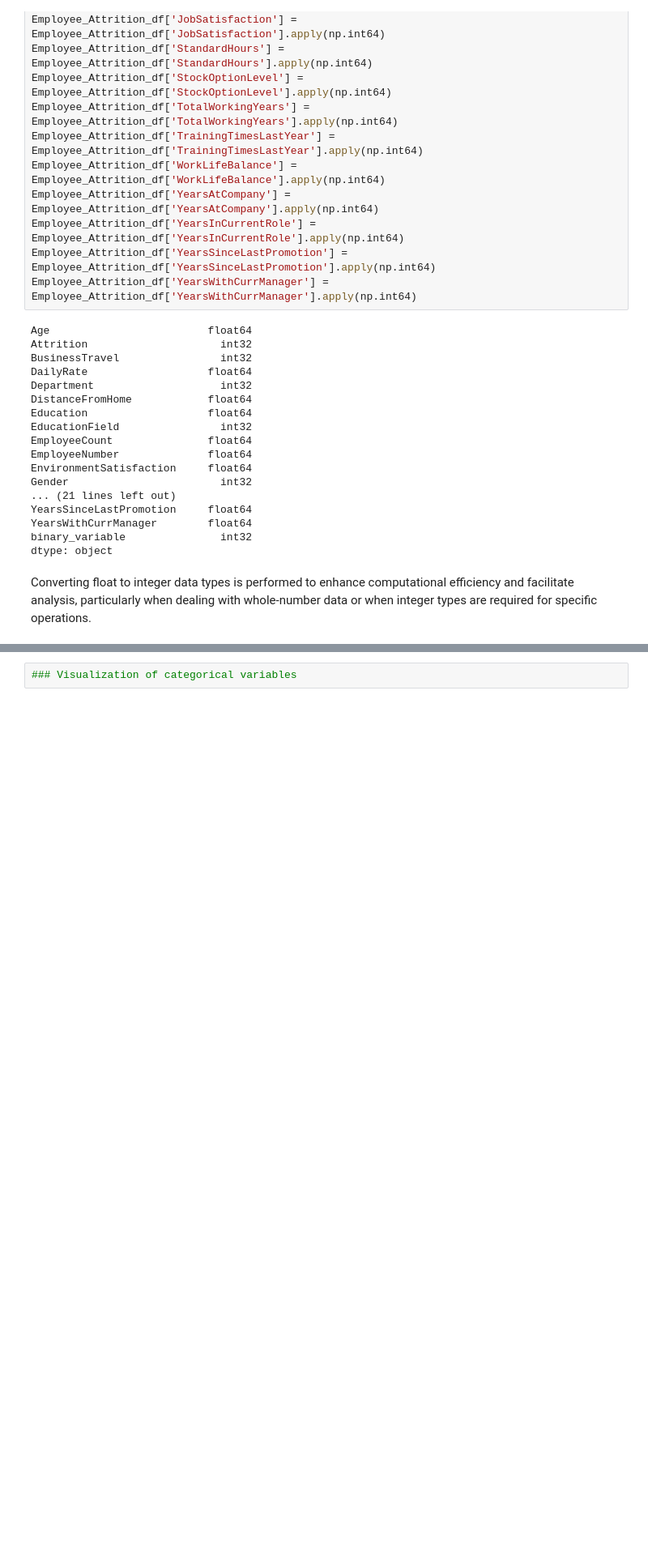
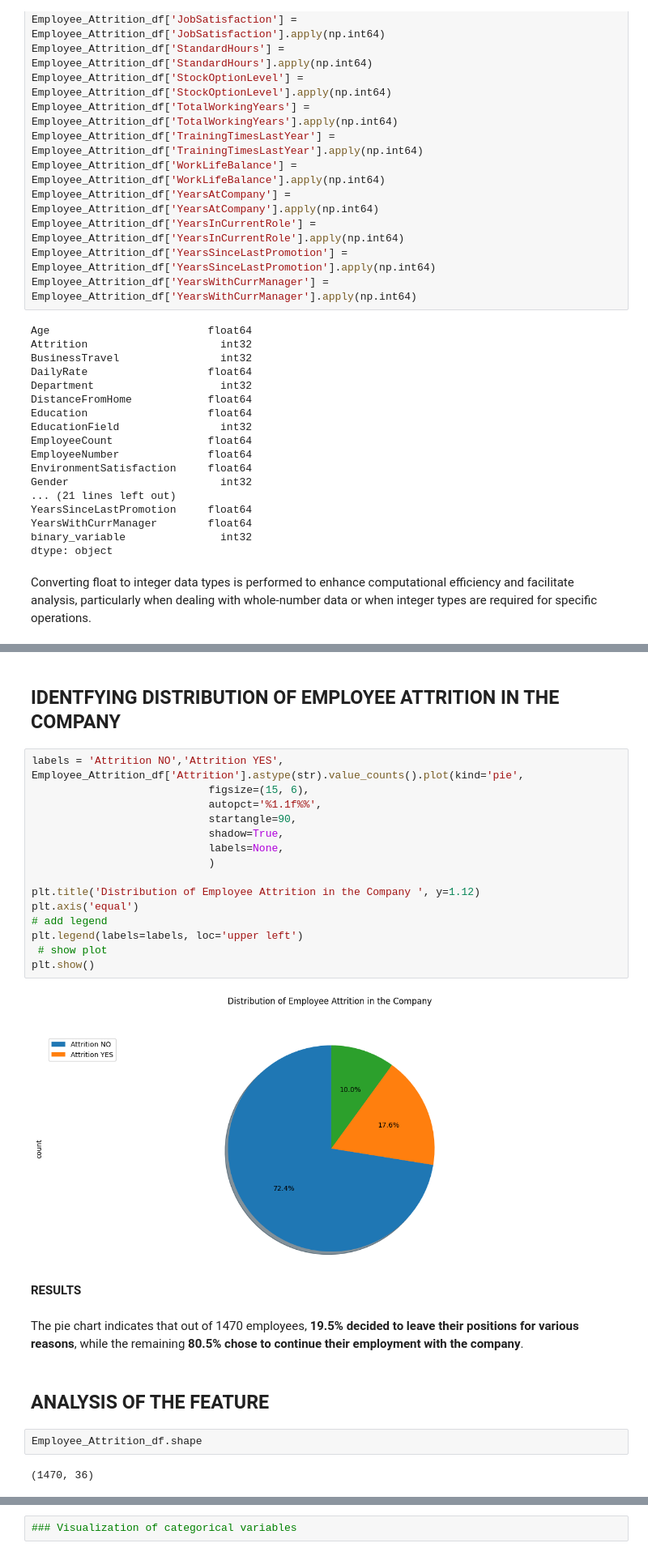
Before and after one commit to sba23416/SBA23416_Data-Preparation-Visualisation_Statistical_Techniques-for-Data-Analytics_Machine-Learning, a Jupyter notebook: HODAN MOHAMED ABDI_SBA23416_Lvl8_CA2.ipynb, the cells around one changed output, grey strips where cells are left out. Shown at 81% size. Saved outputs shown, nothing was run; the diff lists cells and outputs as text; blank space fills up the shorter version.

```diff
--- a/HODAN MOHAMED ABDI_SBA23416_Lvl8_CA2.ipynb
+++ b/HODAN MOHAMED ABDI_SBA23416_Lvl8_CA2.ipynb
@@ -394,0 +421,30 @@ Converting float to integer data types is performed to enhance computational eff
+# %% [markdown]
+<h2> IDENTFYING DISTRIBUTION OF EMPLOYEE ATTRITION IN THE COMPANY</h2>
+# %%
+labels = 'Attrition NO','Attrition YES',
+Employee_Attrition_df['Attrition'].astype(str).value_counts().plot(kind='pie',
+                            figsize=(15, 6),
+                            autopct='%1.1f%%',
+                            startangle=90,
+                            shadow=True,
+                            labels=None,
+                            )
+
+plt.title('Distribution of Employee Attrition in the Company ', y=1.12)
+plt.axis('equal')
+# add legend
+plt.legend(labels=labels, loc='upper left')
+ # show plot
+plt.show()
+# %% [output]
+[figure, added]
+# %% [markdown]
+**RESULTS**
+# %% [markdown]
+The pie chart indicates that out of 1470 employees, **19.5% decided to leave their positions for various reasons**, while the remaining **80.5% chose to continue their employment with the company**.
+# %% [markdown]
+<h2>ANALYSIS OF THE FEATURE</h2>
+# %%
+Employee_Attrition_df.shape
+# %% [output]
+(1470, 36)
```
Also changed, not shown: parts of 43 cells of this notebook.
